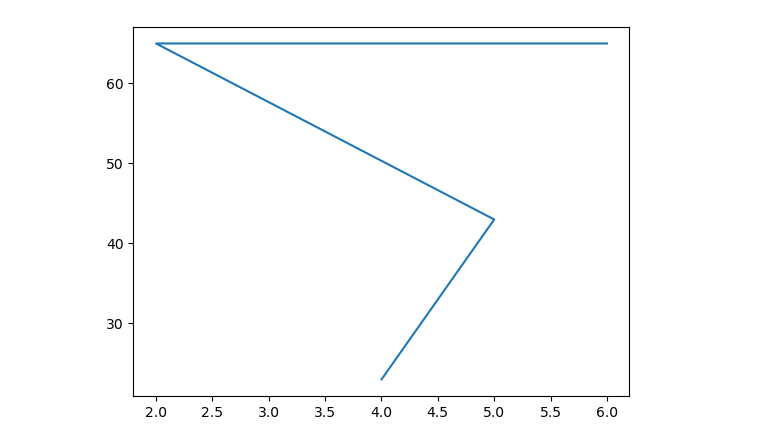
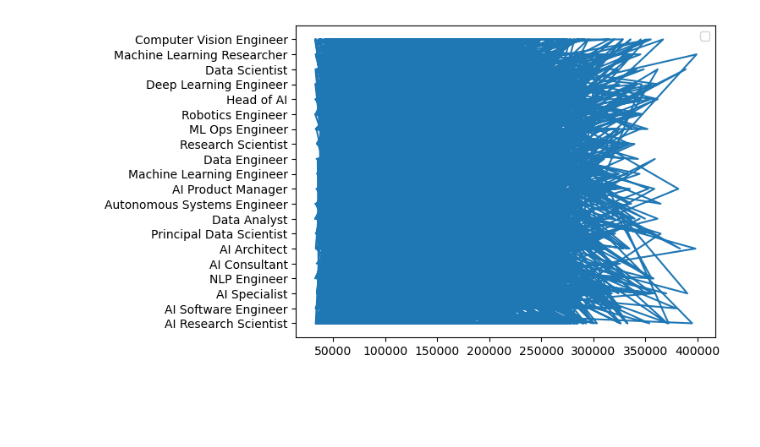
Before and after one commit to Mohansingh12/Ai, a Jupyter notebook: ml/Matplotlib/pyplot.ipynb, the cells around one changed output. Drawn from its saved outputs; the diff is of its cells as text; code cells hidden in the pictures; blank space fills up the shorter version.

```diff
--- a/ml/Matplotlib/pyplot.ipynb
+++ b/ml/Matplotlib/pyplot.ipynb
@@ -5,0 +4,2 @@ y=[23,43,65,65]
+# %%
+df=pd.read_csv('ai_job_dataset.csv')
@@ -6,5 +29,6 @@ y=[23,43,65,65]
 # %%
-plt.plot(x,y)
+plt.plot(df['salary_usd'],df['job_title'])
+plt.legend()
 plt.show()
 # %% [output]
-[figure, old version]
+[figure, new version]
```
Also changed, not shown: parts of 5 cells of this notebook, 11 other files.
